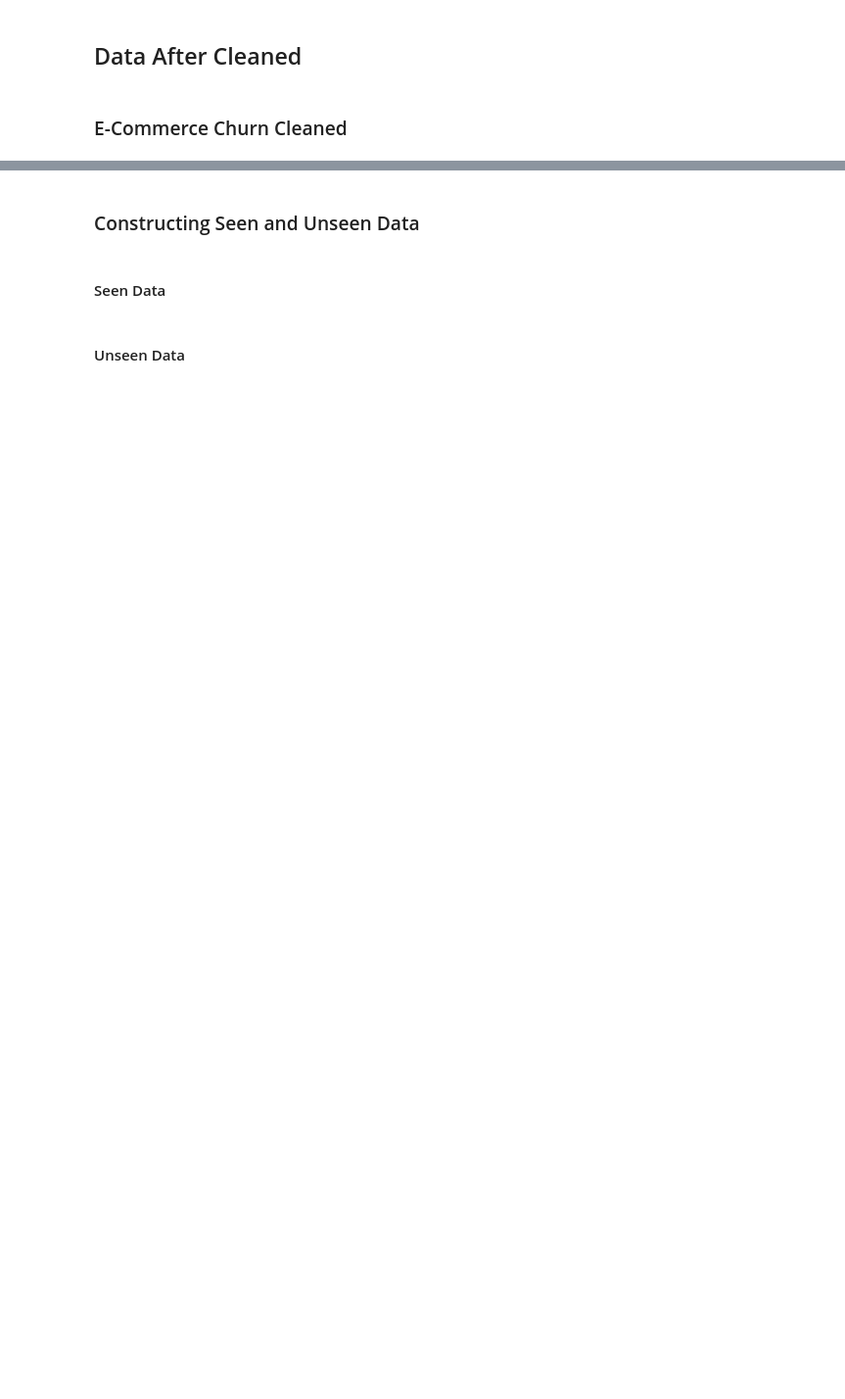
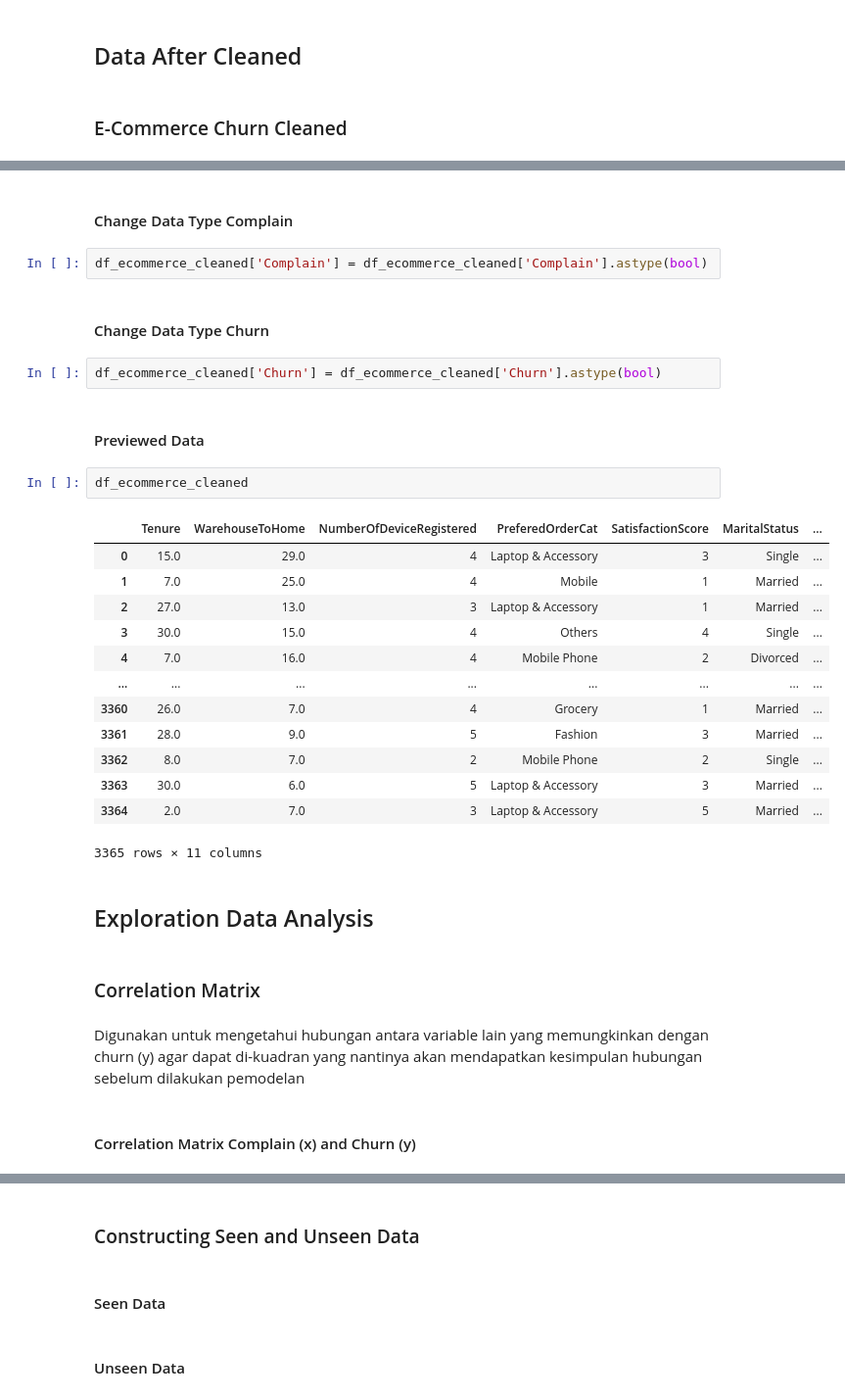
Before and after one commit to ratihbudii/machine_learning_Ecommerce, a Jupyter notebook: notebooks/1.0-rbs-ecommercechurn-notebook.ipynb, the cells around one changed output, grey strips where cells are left out. Shown at 98% size. Cells and saved outputs as stored; diff of their text form; blank space fills up the shorter version.

```diff
--- a/notebooks/1.0-rbs-ecommercechurn-notebook.ipynb
+++ b/notebooks/1.0-rbs-ecommercechurn-notebook.ipynb
@@ -282,0 +347,34 @@ df_ecommerce_cleaned
+# %% [markdown]
+#### Change Data Type Complain
+# %%
+df_ecommerce_cleaned['Complain'] = df_ecommerce_cleaned['Complain'].astype(bool)
+# %% [markdown]
+#### Change Data Type Churn
+# %%
+df_ecommerce_cleaned['Churn'] = df_ecommerce_cleaned['Churn'].astype(bool)
+# %% [markdown]
+#### Previewed Data
+# %%
+df_ecommerce_cleaned
+# %% [output]
+|  | Tenure | WarehouseToHome | NumberOfDeviceRegistered | PreferedOrderCat | SatisfactionScore | MaritalStatus | ... |
+| 0 | 15.0 | 29.0 | 4 | Laptop & Accessory | 3 | Single | ... |
+| 1 | 7.0 | 25.0 | 4 | Mobile | 1 | Married | ... |
+| 2 | 27.0 | 13.0 | 3 | Laptop & Accessory | 1 | Married | ... |
+| 3 | 30.0 | 15.0 | 4 | Others | 4 | Single | ... |
+| 4 | 7.0 | 16.0 | 4 | Mobile Phone | 2 | Divorced | ... |
+| ... | ... | ... | ... | ... | ... | ... | ... |
+| 3360 | 26.0 | 7.0 | 4 | Grocery | 1 | Married | ... |
+| 3361 | 28.0 | 9.0 | 5 | Fashion | 3 | Married | ... |
+| 3362 | 8.0 | 7.0 | 2 | Mobile Phone | 2 | Single | ... |
+| 3363 | 30.0 | 6.0 | 5 | Laptop & Accessory | 3 | Married | ... |
+| 3364 | 2.0 | 7.0 | 3 | Laptop & Accessory | 5 | Married | ... |
+3365 rows × 11 columns
+# %% [markdown]
+## Exploration Data Analysis
+# %% [markdown]
+### Correlation Matrix
+# %% [markdown]
+Digunakan untuk mengetahui hubungan antara variable lain yang memungkinkan dengan churn (y) agar dapat di-kuadran yang nantinya akan mendapatkan kesimpulan hubungan sebelum dilakukan pemodelan
+# %% [markdown]
+#### Correlation Matrix Complain (x) and Churn (y)
```
Also changed, not shown: parts of 22 cells of this notebook.
